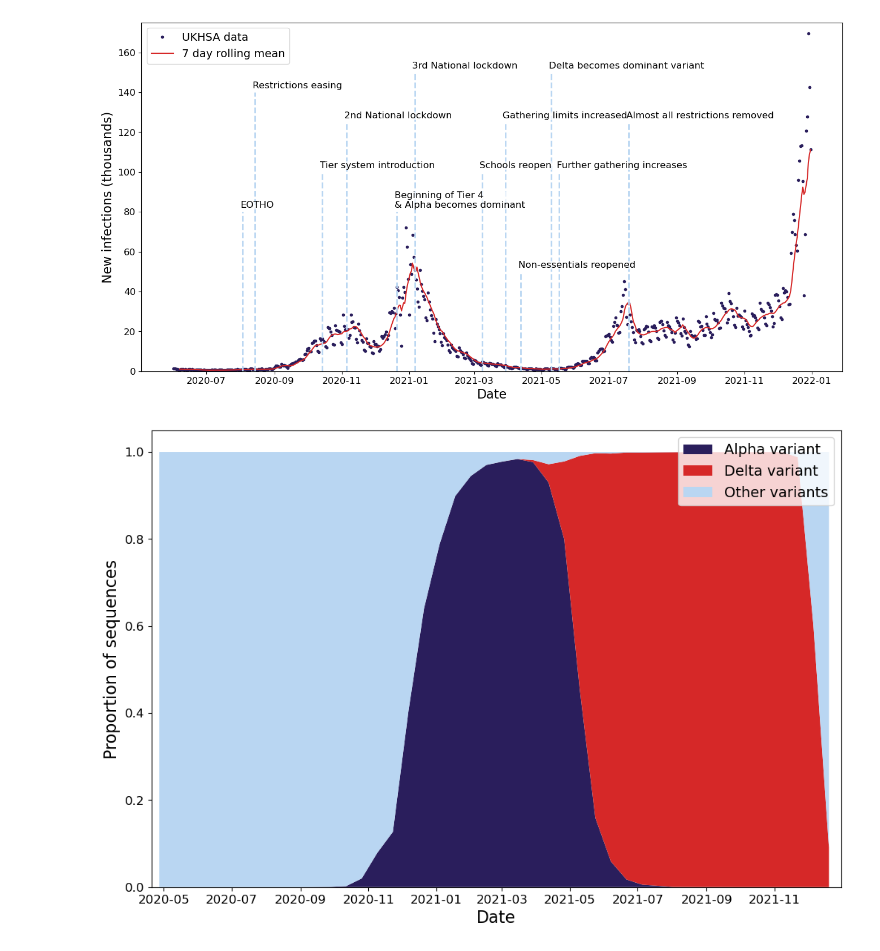
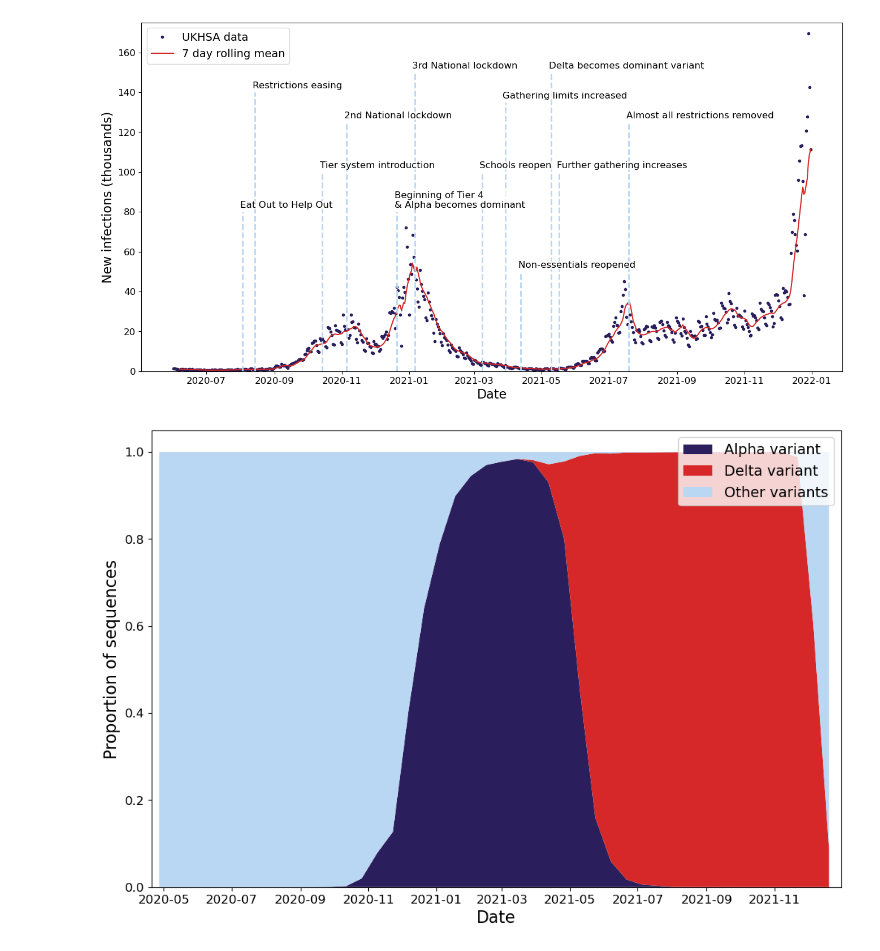
Before and after one commit to joshlooks/COVIDews, a Jupyter notebook: intro_plots.ipynb, the cells around one changed output. Drawn from its saved outputs; the diff is of its cells as text; code cells hidden in the pictures.

```diff
--- a/intro_plots.ipynb
+++ b/intro_plots.ipynb
@@ -21,36 +21,36 @@ cases['date'] = pd.to_datetime(cases['date'])
 cases['value'] = cases['value'] / 1000
 cases_total = cases.groupby('date').sum().reset_index()[['date','value']]
 cases_total['rolling'] = cases_total['value'].rolling(7).mean()
 cases_total.set_index('date')
 
 # Incidence plot with key timeline events/expected bifurcations
 fig, ax = plt.subplots(figsize=(16,8))
 ax.plot(cases_total['date'],cases_total['value'],".",label="UKHSA data",color='#2A1E5C')
 ax.plot(cases_total['date'],cases_total['rolling'],label="7 day rolling mean",color='#D62828')
 
 locs = ['2020-08-03','2020-08-14','2020-10-14','2020-11-05','2020-12-21','2021-01-06','2021-03-08','2021-03-29','2021-04-12','2021-05-10','2021-05-17','2021-07-19']
 locs = np.array(locs, dtype='datetime64')
-labs = ['EOTHO','Restrictions easing','Tier system introduction','2nd National lockdown','Beginning of Tier 4\n& Alpha becomes dominant',
+labs = ['Eat Out to Help Out','Restrictions easing','Tier system introduction','2nd National lockdown','Beginning of Tier 4\n& Alpha becomes dominant',
         '3rd National lockdown','Schools reopen','Gathering limits increased','Non-essentials reopened','Delta becomes dominant variant','Further gathering increases','Almost all restrictions removed']
-heights = np.array([80000,140000,100000,125000,80000,150000,100000,125000,50000,150000,100000,125000]) / 1000
+heights = np.array([80000,140000,100000,125000,80000,150000,100000,135000,50000,150000,100000,125000]) / 1000
 ax.vlines(locs,ymin = 0, ymax = heights, linestyle='--',color='#B9D6F2',lw=2)
 for date, lab, ht in zip(locs, labs, heights):
     ax.annotate(lab, xy=(date, ht),
                 xytext=(-3, np.sign(ht)*3), textcoords="offset points",
                 fontsize=12,
                 verticalalignment="bottom",
                 weight="normal",
                 bbox=dict(boxstyle='square', pad=0, lw=0, fc=(1, 1, 1, 0.7)))
 ax.set_xlabel('Date',fontsize=16)
 ax.set_ylabel('New infections (thousands)',fontsize=16)
 ax.tick_params(axis='x', labelsize=12)
 ax.tick_params(axis='y', labelsize=12)
 ax.set_ylim((0,175))
 plt.legend(fontsize=14,loc='upper left')
 plt.savefig('Figures/covidtimeline.pdf',dpi=2400,bbox_inches='tight')
 plt.show()
 # %% [output]
-[figure, old version]
+[figure, new version]
 # %%
 with open('Data/hodcroftlab_covariants_master_web_public_data_perCountryData.json') as f:
     variants = json.load(f)
```
Also changed, not shown: 19 other files.
